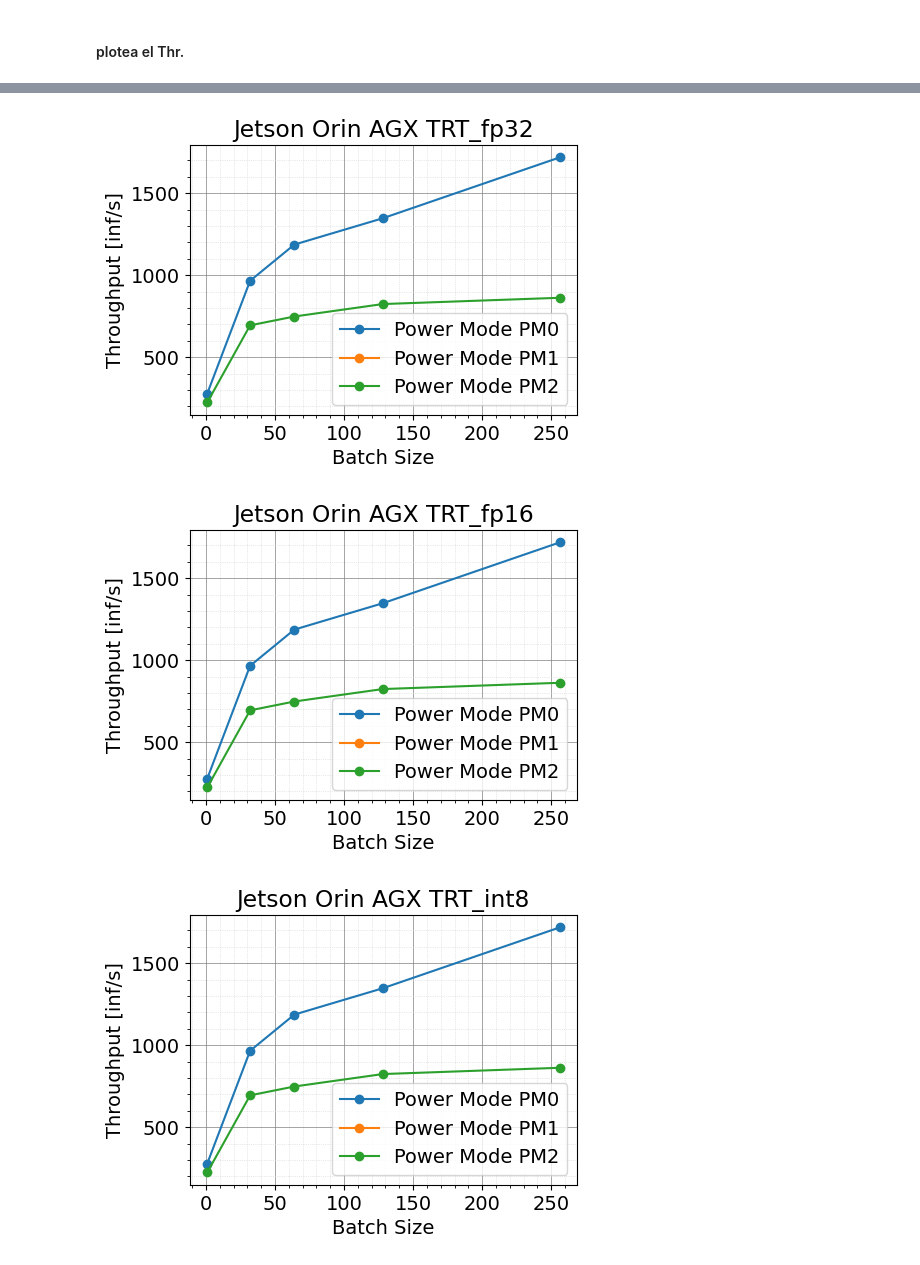
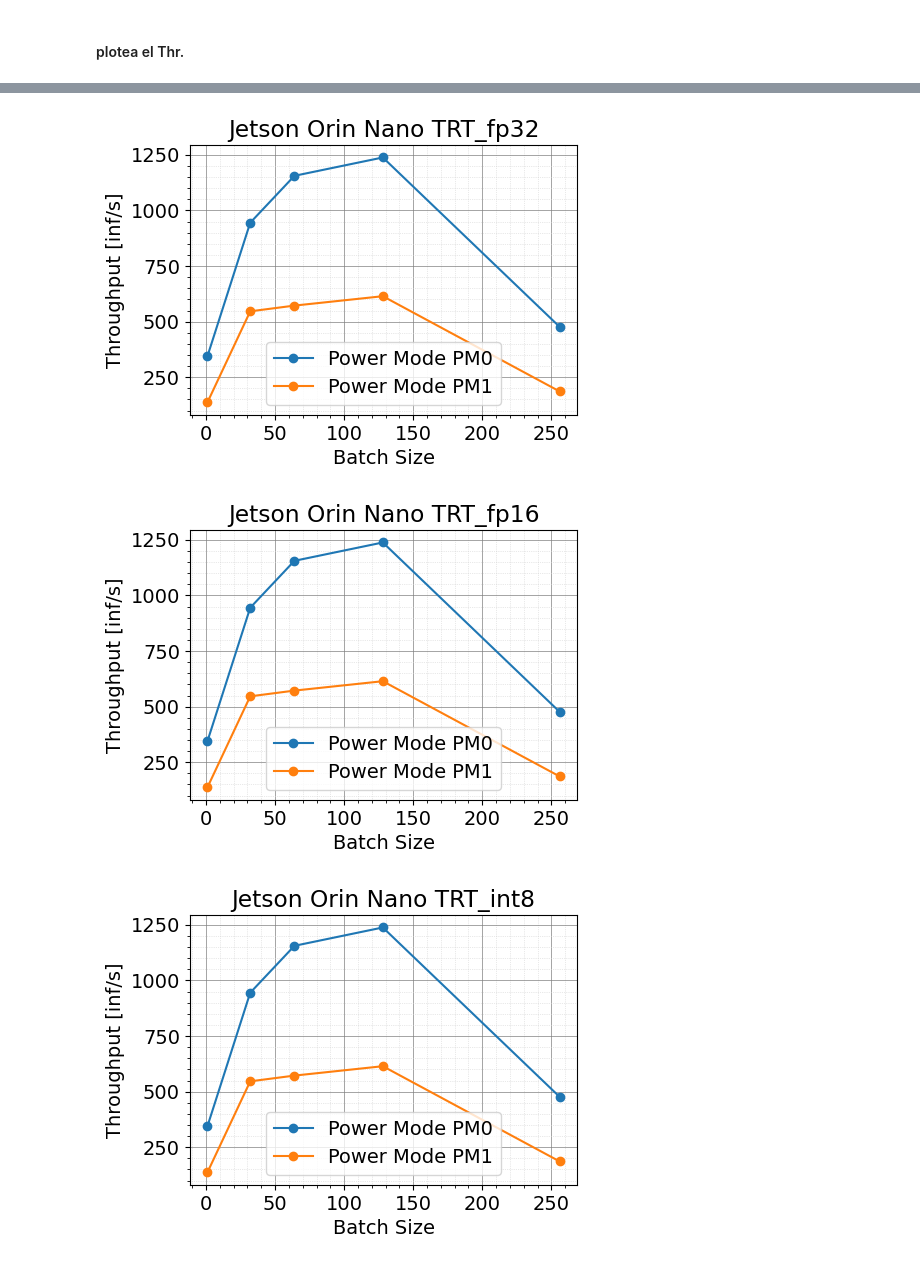
Before and after one commit to Juanx65/ArtTRT, a Jupyter notebook: post_processing/power_mode_test_plotter.ipynb, the cells around one changed output, grey strips where cells are left out. Saved outputs shown, nothing was run; the diff lists cells and outputs as text; code cells hidden in the pictures.

Commit message:
power mode jupyter update

```diff
--- a/post_processing/power_mode_test_plotter.ipynb
+++ b/post_processing/power_mode_test_plotter.ipynb
@@ -4,8 +4,9 @@
 #### Globals
 # %%
 NETWORK="resnet50"
-PLATFORM="Orin AGX"
-POWER_MODES={'PM0': {},'PM1': {},'PM2': {}}
+PLATFORM="Orin Nano"
+POWER_MODES={'PM0': {},'PM1': {}}
+PATH_TO_MD="../outputs/reults_power_mode_test/orin_nano/jetson_orin_nano_resume.md"
 # %% [markdown]
 ### FUNCTIONS
 # %%
@@ -51,7 +52,7 @@ def read_data_from_md(file_path):
 def plot_model_data(model_name, model_data):
     plt.rcParams.update({'font.size': 14})  # Puedes ajustar el tamaño aquí
     plt.figure(figsize=(5, 3.5)).tight_layout()
-    for pm, data in model_data.items():
+    for i,(pm, data) in enumerate(model_data.items()):
         batch_sizes = list(data.keys())
         infs = list(data.values())
         plt.plot(batch_sizes, infs, marker='o', label=f'Power Mode {pm}')
@@ -70,7 +71,7 @@ def plot_model_data(model_name, model_data):
 #### plotea el Thr.
 # %%
 # Ruta del archivo .md
-file_path = 'test.md'
+file_path = PATH_TO_MD
 
 # Leer los datos del archivo .md
 data = read_data_from_md(file_path)
@@ -83,3 +84,3 @@ for model_name, model_data in data.items():
-[figure, old version]
+[figure, new version]
-[figure, old version]
+[figure, new version]
-[figure, old version]
+[figure, new version]
```
Also changed, not shown: parts of 1 cell of this notebook.
